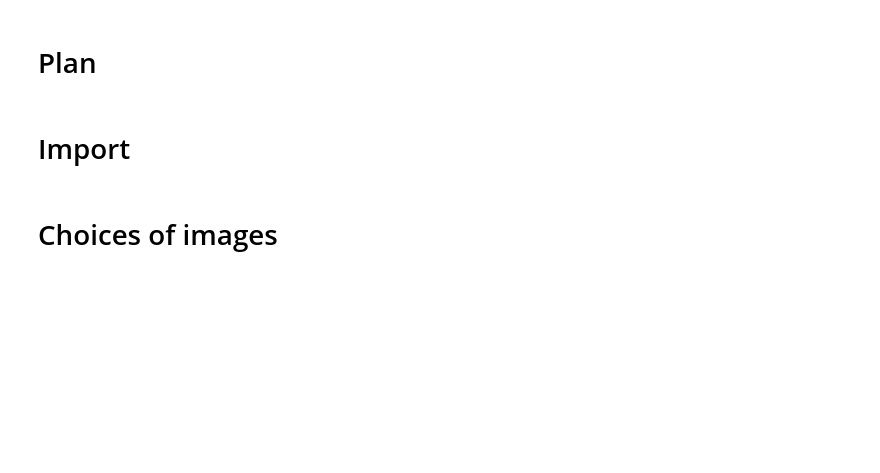
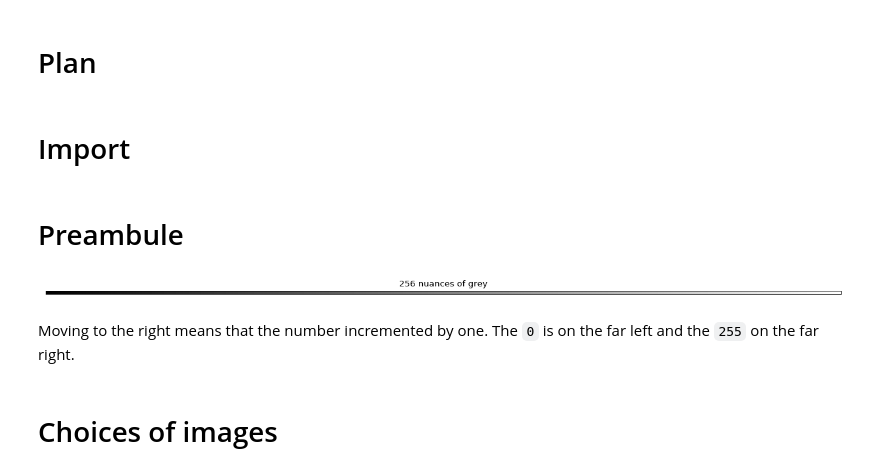
Before and after one commit to claudiadelgado92/Compressed-Sensing, a Jupyter notebook: Steganography with LSB.ipynb, the cells around one changed output. Saved outputs shown, nothing was run; the diff lists cells and outputs as text; code cells hidden in the pictures; blank space fills up the shorter version.

```diff
--- a/Steganography with LSB.ipynb
+++ b/Steganography with LSB.ipynb
@@ -14,6 +14,22 @@ from numpy.linalg import svd, norm
 import matplotlib.pyplot as plt
 
 %matplotlib inline
+# %% [markdown]
+# Preambule
+# %%
+plt.figure(figsize = (20,20), dpi = 80)
+
+plt.imshow(np.linspace(0, 255, 256).reshape((1,256)) , cmap=plt.cm.gray)
+plt.title('256 nuances of grey')
+plt.xticks([])
+plt.yticks([])
+
+plt.show()
+# %% [output]
+[figure, added]
+# %% [markdown]
+Moving to the right means that the number incremented by one.
+The `0` is on the far left and the `255` on the far right.
 # %% [markdown]
 # Choices of images
 # %%
```
Also changed, not shown: parts of 8 cells of this notebook.
